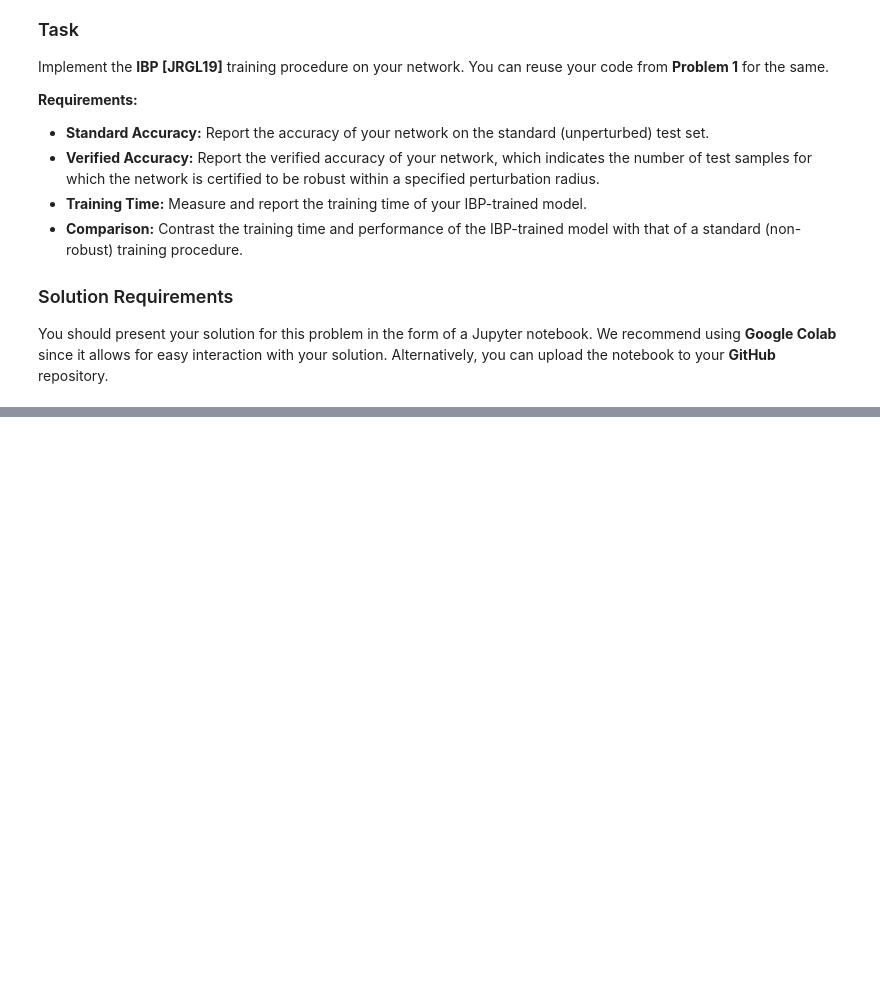
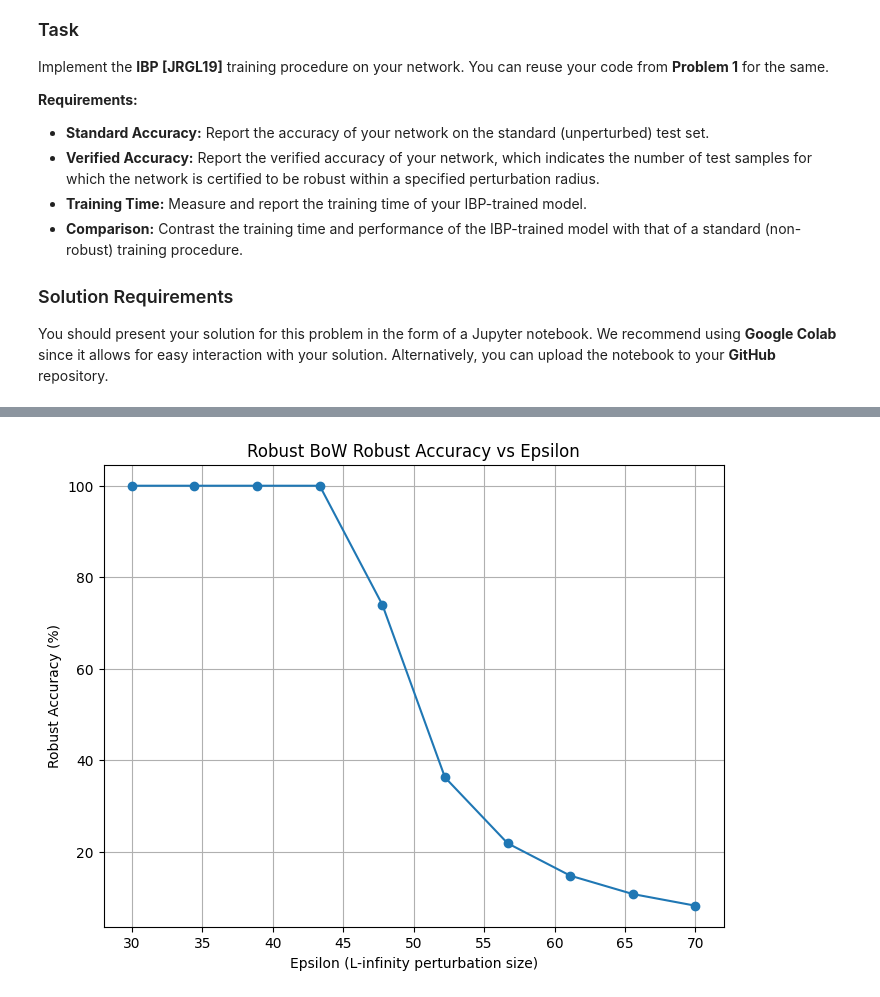
Before and after one commit to marzbana/CS521_HWs, a Jupyter notebook: hw3/HW3.ipynb, the cells around one changed output, grey strips where cells are left out. Cells and saved outputs as stored; diff of their text form; code cells hidden in the pictures; blank space fills up the shorter version.

```diff
--- a/hw3/HW3.ipynb
+++ b/hw3/HW3.ipynb
@@ -64,8 +103,7 @@ The last linear layer is typically absorbed in the robustness specification, as
 print("Training LLM with 3 layers")
 # from tensorboardX import SummaryWriter
 
-use_cuda = False
-device = torch.device("cuda" if use_cuda else "cpu")
+device = torch.device("cuda" if torch.cuda.is_available() else "cpu")
 batch_size = 100
 
 np.random.seed(42)
@@ -80,8 +118,8 @@ train_dataset = datasets.MNIST('mnist_data/', train=True, download=True, transfo
 test_dataset = datasets.MNIST('mnist_data/', train=False, download=True, transform=transform)
 
 
-train_loader = torch.utils.data.DataLoader(train_dataset, batch_size=batch_size, shuffle=True)
-test_loader = torch.utils.data.DataLoader(test_dataset, batch_size=batch_size, shuffle=False)
+train_loader = DataLoader(train_dataset, batch_size=batch_size, shuffle=True)
+test_loader = DataLoader(test_dataset, batch_size=batch_size, shuffle=False)
 
 #neural network structure
 class Net(nn.Module):
@@ -602,0 +1064,80 @@ model.train()
+# %%
+def certify_example(model, lower_input, upper_input, true_label):
+    weight1 = model.linear1.weight
+    bias1 = model.linear1.bias
+
+    lower_linear1, upper_linear1 = bound_linear(lower_input, upper_input, weight1, bias1)
+    lower_relu1, upper_relu1 = bound_relu(lower_linear1, upper_linear1)
+
+    lower_avg = lower_relu1.mean(dim=0)
+    upper_avg = upper_relu1.mean(dim=0)
+
+    weight2 = model.linear2.weight
+    bias2 = model.linear2.bias
+
+    lower_linear2, upper_linear2 = bound_linear(lower_avg.unsqueeze(0), upper_avg.unsqueeze(0), weight2, bias2)
+    lower_relu2, upper_relu2 = bound_relu(lower_linear2, upper_linear2)
+
+    weight3 = model.linear3.weight
+    bias3 = model.linear3.bias
+
+    lower_linear3, upper_linear3 = bound_linear(lower_relu2, upper_relu2, weight3, bias3)
+    lower_relu3, upper_relu3 = bound_relu(lower_linear3, upper_linear3)
+
+    weight4 = model.linear4.weight
+    bias4 = model.linear4.bias
+
+    lower_logits, upper_logits = bound_linear(lower_relu3, upper_relu3, weight4, bias4)
+
+    true_class = true_label.item()
+    other_class = 1 - true_class
+
+    diff_lower = lower_logits[0, true_class] - upper_logits[0, other_class]
+
+    if diff_lower > 0:
+        return True
+    else:
+        return False
+
+def evaluate_certified_accuracy(model, test_loader, epsilon):
+    model.eval()
+    certified_correct = 0
+    total_samples = 0
+
+    with torch.no_grad():
+        for labels, x_batch, lengths in test_loader:
+            labels = labels.to(device)
+            x_batch = x_batch.to(device)
+            batch_size = labels.size(0)
+
+            embedding_input = model.embedding_layer(x_batch)
+            lower_input = lower_embedding[x_batch]
+            upper_input = upper_embedding[x_batch]
+            lower_input = embedding_input - epsilon * (embedding_input - lower_input)
+            upper_input = embedding_input + epsilon * (upper_input - embedding_input)
+
+            for i in range(batch_size):
+                is_certified = certify_example(model, lower_input[i], upper_input[i], labels[i])
+                if is_certified:
+                    certified_correct += 1
+                total_samples += 1
+    certified_accuracy = certified_correct / total_samples
+    return certified_accuracy*100
+
+def graph_llm(model, start, end, title):
+    epsilon_values = np.linspace(start, end, 10)
+    robust_accuracies = []
+    print(f"Measuring Robustness for epsilon in {start} to {end}")
+    for eps in epsilon_values:
+        robust_acc = evaluate_certified_accuracy(model, test_loader_imdb, eps)
+        robust_accuracies.append(robust_acc)
+        print(f"Epsilon: {eps:.5f} - Robust Accuracy: {robust_acc:.2f}%")
+    plt.figure(figsize=(8,6))
+    plt.plot(epsilon_values, robust_accuracies, marker='o')
+    plt.title(title)
+    plt.xlabel('Epsilon (L-infinity perturbation size)')
+    plt.ylabel('Robust Accuracy (%)')
+    plt.grid(True)
+    plt.show()
+graph_llm(BoW, 30.0, 70.0, "Robust BoW Robust Accuracy vs Epsilon")
+# %% [output]
@@ -602,0 +1155 @@ model.train()
+[figure, added]
```
Also changed, not shown: parts of 20 cells of this notebook.
